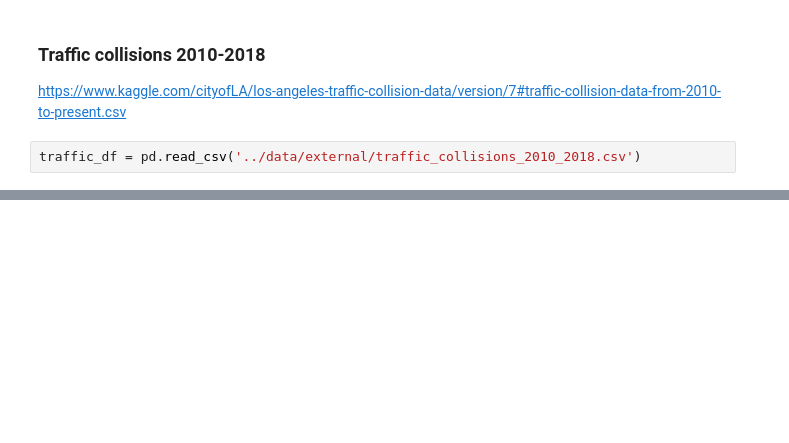
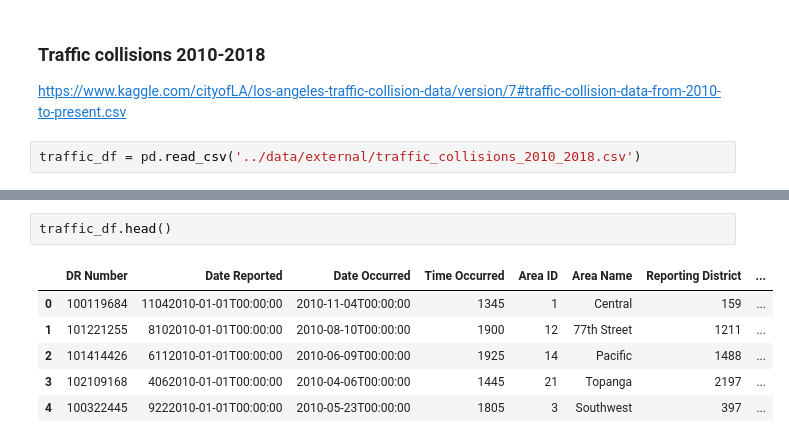
Before and after one commit to finnqiao/la_metro_bikeshare_data, a Jupyter notebook: notebooks/1.0-la-bikeshare.ipynb, the cells around one changed output, grey strips where cells are left out. Saved outputs shown, nothing was run; the diff lists cells and outputs as text; blank space fills up the shorter version.

```diff
--- a/notebooks/1.0-la-bikeshare.ipynb
+++ b/notebooks/1.0-la-bikeshare.ipynb
@@ -336,0 +318,9 @@ traffic_df['Date Occurred'].max()
+# %%
+traffic_df.head()
+# %% [output]
+|  | DR Number | Date Reported | Date Occurred | Time Occurred | Area ID | Area Name | Reporting District | ... |
+| 0 | 100119684 | 11042010-01-01T00:00:00 | 2010-11-04T00:00:00 | 1345 | 1 | Central | 159 | ... |
+| 1 | 101221255 | 8102010-01-01T00:00:00 | 2010-08-10T00:00:00 | 1900 | 12 | 77th Street | 1211 | ... |
+| 2 | 101414426 | 6112010-01-01T00:00:00 | 2010-06-09T00:00:00 | 1925 | 14 | Pacific | 1488 | ... |
+| 3 | 102109168 | 4062010-01-01T00:00:00 | 2010-04-06T00:00:00 | 1445 | 21 | Topanga | 2197 | ... |
+| 4 | 100322445 | 9222010-01-01T00:00:00 | 2010-05-23T00:00:00 | 1805 | 3 | Southwest | 397 | ... |
```
Also changed, not shown: parts of 17 cells of this notebook.
